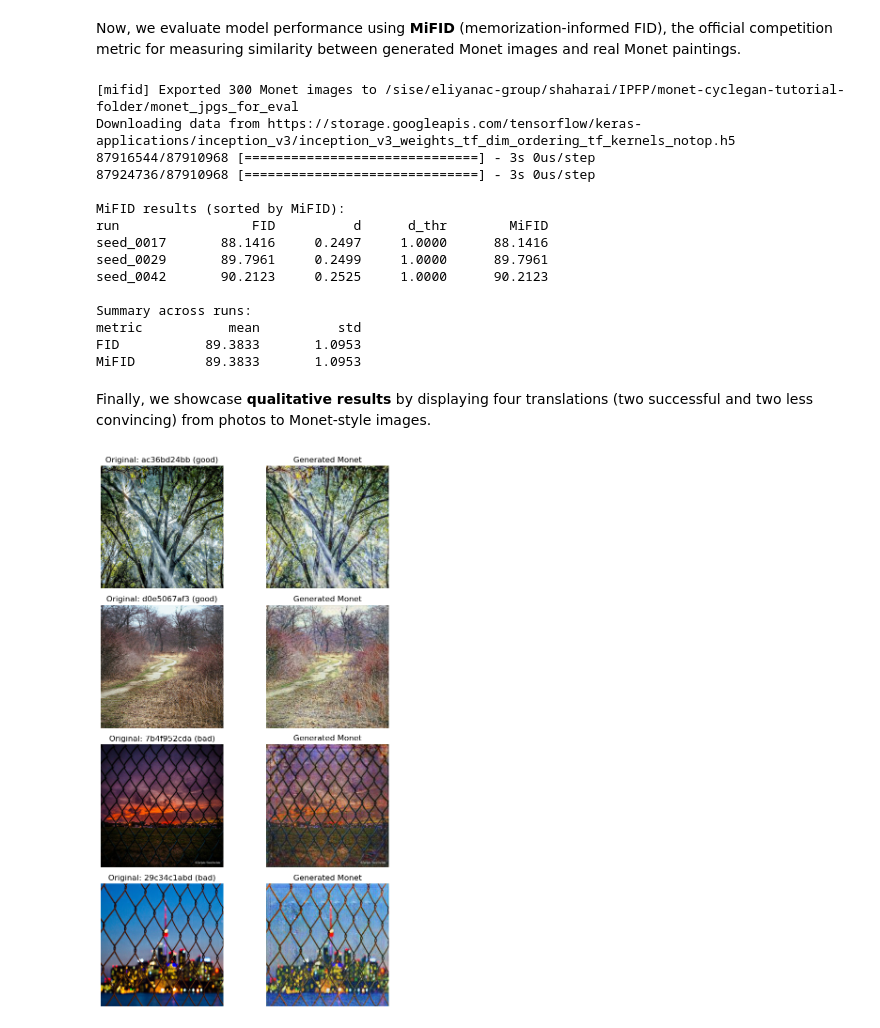
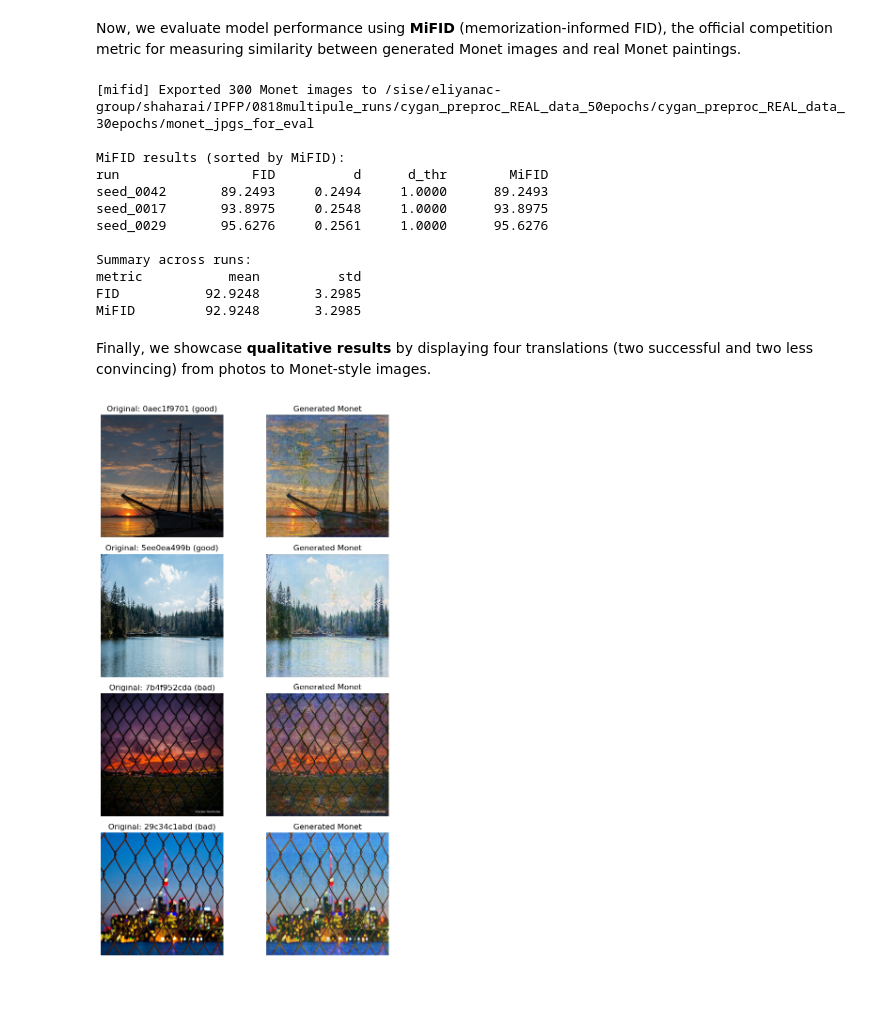
Before and after one commit to yuvalira/Monet_style_transfer, a Jupyter notebook: models/Monet_CycleGAN_VanillaModel.ipynb, the cells around one changed output. Saved outputs shown, nothing was run; the diff lists cells and outputs as text; code cells hidden in the pictures; blank space fills up the shorter version.

```diff
--- a/models/Monet_CycleGAN_VanillaModel.ipynb
+++ b/models/Monet_CycleGAN_VanillaModel.ipynb
@@ -80,7 +80,7 @@ https://github.com/tensorflow/addons
 # %% [markdown]
 We use the official TFRecord shards for the Monet (target) and photo (source) domains.
 # %%
-GCS_PATH = '/sise/eliyanac-group/shaharai/IPFP/monet-cyclegan-tutorial-folder/gan-getting-started/'
+GCS_PATH = '/sise/eliyanac-group/shaharai/IPFP/0818multipule_runs/cygan_preproc_REAL_data_50epochs/cygan_preproc_REAL_data_30epochs/gan-getting-started/'
 # %%
 MONET_FILENAMES = tf.io.gfile.glob(str(GCS_PATH + '/monet_tfrec/*.tfrec'))
 print('Monet TFRecord Files:', len(MONET_FILENAMES))
@@ -734,5 +748,5 @@ Saved checkpoint: /sise/eliyanac-group/shaharai/IPFP/monet-cyclegan-tutorial-fol
 # %%
-OUTPUT_ROOT = "/sise/eliyanac-group/shaharai/IPFP/monet-cyclegan-tutorial-folder/experiments"
+OUTPUT_ROOT = "/sise/eliyanac-group/shaharai/IPFP/0818multipule_runs/cygan_preproc_REAL_data_50epochs/cygan_preproc_REAL_data_30epochs/experiments"
 
 # Collect all seed_xxxx folders inside OUTPUT_ROOT
 run_dirs = sorted(Path(OUTPUT_ROOT).glob("seed_*"))
@@ -768,9 +782,9 @@ plt.tight_layout()
 Now, we evaluate model performance using **MiFID** (memorization-informed FID), the official competition metric for measuring similarity between generated Monet images and real Monet paintings.
 # %%
 # Paths
-OUTPUT_ROOT = "/sise/eliyanac-group/shaharai/IPFP/monet-cyclegan-tutorial-folder/experiments"
-DATA_ROOT   = "/sise/eliyanac-group/shaharai/IPFP/monet-cyclegan-tutorial-folder/gan-getting-started"
-REAL_MONET_DIR = "/sise/eliyanac-group/shaharai/IPFP/monet-cyclegan-tutorial-folder/monet_jpgs_for_eval"
+OUTPUT_ROOT = "/sise/eliyanac-group/shaharai/IPFP/0818multipule_runs/cygan_preproc_REAL_data_50epochs/cygan_preproc_REAL_data_30epochs/experiments"
+DATA_ROOT   = "/sise/eliyanac-group/shaharai/IPFP/0818multipule_runs/cygan_preproc_REAL_data_50epochs/cygan_preproc_REAL_data_30epochs/gan-getting-started"
+REAL_MONET_DIR = "/sise/eliyanac-group/shaharai/IPFP/0818multipule_runs/cygan_preproc_REAL_data_50epochs/cygan_preproc_REAL_data_30epochs/monet_jpgs_for_eval"
 
 # Export Monet JPGs from TFRecords if needed
 MONET_FILENAMES = tf.io.gfile.glob(str(Path(DATA_ROOT) / "monet_tfrec" / "*.tfrec"))
@@ -808,28 +822,25 @@ for m in metrics:
     mean, std = mean_std([r[m] for r in rows])
     print(f"{m:<8} {mean:>12.4f} {std:>12.4f}")
 # %% [output]
-[mifid] Exported 300 Monet images to /sise/eliyanac-group/shaharai/IPFP/monet-cyclegan-tutorial-folder/monet_jpgs_for_eval
-Downloading data from https://storage.googleapis.com/tensorflow/keras-applications/inception_v3/inception_v3_weights_tf_dim_ordering_tf_kernels_notop.h5
-87916544/87910968 [==============================] - 3s 0us/step
-87924736/87910968 [==============================] - 3s 0us/step
+[mifid] Exported 300 Monet images to /sise/eliyanac-group/shaharai/IPFP/0818multipule_runs/cygan_preproc_REAL_data_50epochs/cygan_preproc_REAL_data_30epochs/monet_jpgs_for_eval
 
 MiFID results (sorted by MiFID):
 run                 FID          d      d_thr        MiFID
-seed_0017       88.1416     0.2497     1.0000      88.1416
-seed_0029       89.7961     0.2499     1.0000      89.7961
-seed_0042       90.2123     0.2525     1.0000      90.2123
+seed_0042       89.2493     0.2494     1.0000      89.2493
+seed_0017       93.8975     0.2548     1.0000      93.8975
+seed_0029       95.6276     0.2561     1.0000      95.6276
 
 Summary across runs:
 metric           mean          std
-FID           89.3833       1.0953
-MiFID         89.3833       1.0953
+FID           92.9248       3.2985
+MiFID         92.9248       3.2985
 # %% [markdown]
 Finally, we showcase **qualitative results** by displaying four translations (two successful and two less convincing) from photos to Monet-style images.
 # %%
 # ---- paths ----
 RUN_DIR = Path(OUTPUT_ROOT) / "seed_0042"
 GEN_DIR = RUN_DIR / "generated_full"
-REAL_MONET_DIR = Path("/sise/eliyanac-group/shaharai/IPFP/monet-cyclegan-tutorial-folder/monet_jpgs_for_eval")
+REAL_MONET_DIR = Path("/sise/eliyanac-group/shaharai/IPFP/0818multipule_runs/cygan_preproc_REAL_data_50epochs/cygan_preproc_REAL_data_30epochs/monet_jpgs_for_eval")
 
 # ---- compute Inception features using MiFID helpers ----
 real_paths = mf._list_images(REAL_MONET_DIR)
@@ -886,31 +897,31 @@ for gen_p in sel_gen_paths:
             break
     if found is None:
         missing.append(gen_name)
     else:
         orig_img = orig_map[found]
         gen_img = np.array(Image.open(gen_p))
         pretty = name_index.get(Path(gen_name).stem.casefold(), gen_name)
         resolved_pairs.append((pretty, orig_img, gen_img))
 
 assert not missing, f"Could not find originals for: {missing}"
 
 # ---- show side-by-side ----
 fig, axes = plt.subplots(len(resolved_pairs), 2, figsize=(8, 3*len(resolved_pairs)))
 if len(resolved_pairs) == 1:
     axes = np.array([axes])
 
 for row, (disp_name, orig_img, gen_img) in enumerate(resolved_pairs):
     tag = labels[row]
 
     axes[row, 0].imshow(orig_img)
     axes[row, 0].set_title(f"Original: {disp_name} ({tag})")
     axes[row, 0].axis("off")
 
     axes[row, 1].imshow(gen_img)
     axes[row, 1].set_title("Generated Monet")
     axes[row, 1].axis("off")
 
 plt.tight_layout()
 plt.show()
 # %% [output]
-[figure, old version]
+[figure, new version]
```
Also changed, not shown: parts of 11 cells of this notebook.
